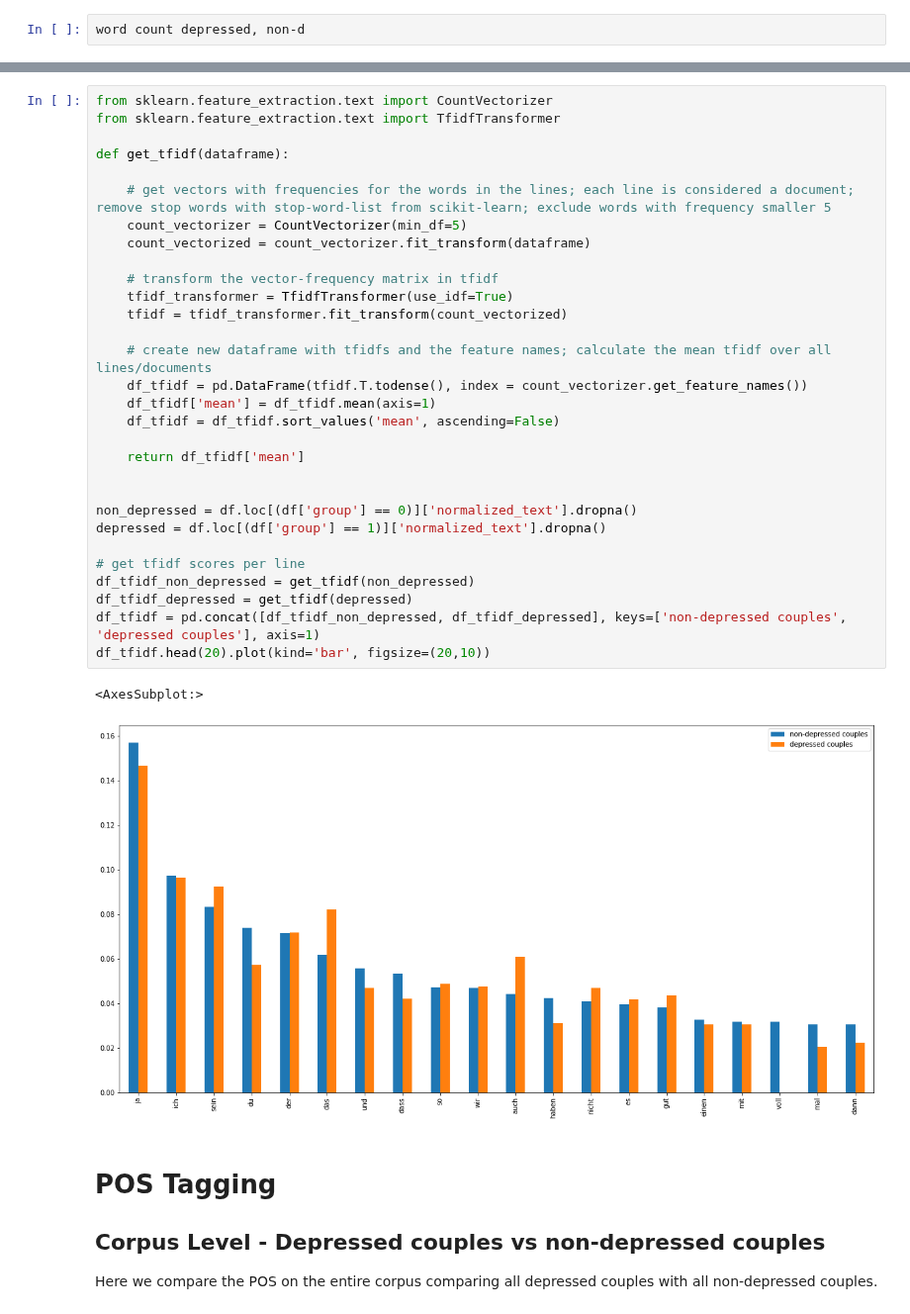
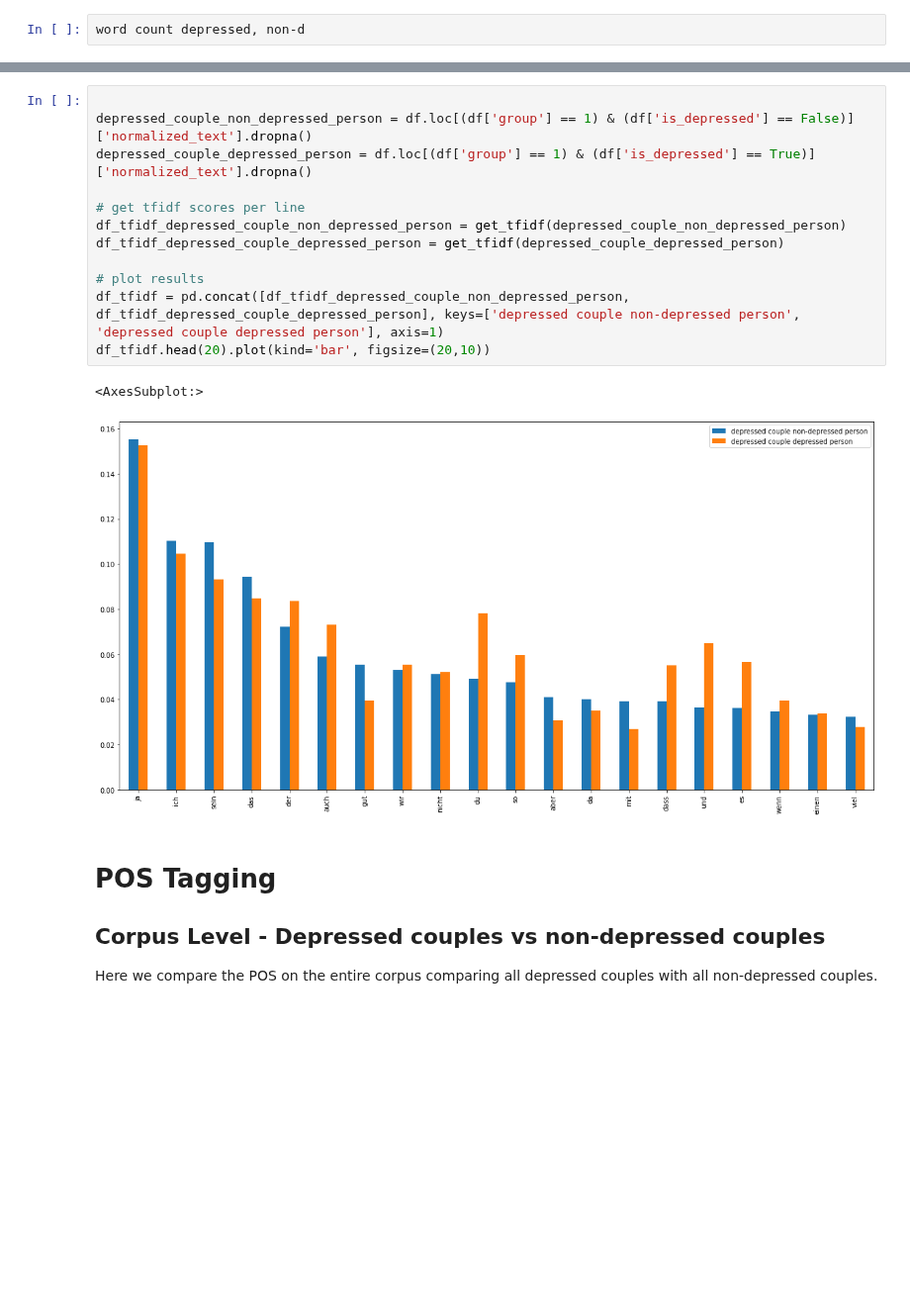
Before and after one commit to gitexa/sigmund, a Jupyter notebook: data_description.ipynb, the cells around one changed output, grey strips where cells are left out. Shown at 99% size. Drawn from its saved outputs; the diff is of its cells as text; blank space fills up the shorter version.

Commit message:
Added tfidf for depressed person vs. non-depressed person

```diff
--- a/data_description.ipynb
+++ b/data_description.ipynb
@@ -28,36 +67,18 @@ df.head(2)
-# %%
-from sklearn.feature_extraction.text import CountVectorizer
-from sklearn.feature_extraction.text import TfidfTransformer
-
-def get_tfidf(dataframe):
-
-    # get vectors with frequencies for the words in the lines; each line is considered a document; remove stop words with stop-word-list from scikit-learn; exclude words with frequency smaller 5
-    count_vectorizer = CountVectorizer(min_df=5)
-    count_vectorized = count_vectorizer.fit_transform(dataframe)
-
-    # transform the vector-frequency matrix in tfidf
-    tfidf_transformer = TfidfTransformer(use_idf=True)
-    tfidf = tfidf_transformer.fit_transform(count_vectorized)
-
-    # create new dataframe with tfidfs and the feature names; calculate the mean tfidf over all lines/documents
-    df_tfidf = pd.DataFrame(tfidf.T.todense(), index = count_vectorizer.get_feature_names())
-    df_tfidf['mean'] = df_tfidf.mean(axis=1)
-    df_tfidf = df_tfidf.sort_values('mean', ascending=False)
-
-    return df_tfidf['mean']
-
-
-non_depressed = df.loc[(df['group'] == 0)]['normalized_text'].dropna()
-depressed = df.loc[(df['group'] == 1)]['normalized_text'].dropna()
-
-# get tfidf scores per line
-df_tfidf_non_depressed = get_tfidf(non_depressed)
-df_tfidf_depressed = get_tfidf(depressed)
-df_tfidf = pd.concat([df_tfidf_non_depressed, df_tfidf_depressed], keys=['non-depressed couples', 'depressed couples'], axis=1)
-df_tfidf.head(20).plot(kind='bar', figsize=(20,10))
-# %% [output]
-<AxesSubplot:>
-[figure, removed]
+# %%
+
+depressed_couple_non_depressed_person = df.loc[(df['group'] == 1) & (df['is_depressed'] == False)]['normalized_text'].dropna()
+depressed_couple_depressed_person = df.loc[(df['group'] == 1) & (df['is_depressed'] == True)]['normalized_text'].dropna()
+
+# get tfidf scores per line
+df_tfidf_depressed_couple_non_depressed_person = get_tfidf(depressed_couple_non_depressed_person)
+df_tfidf_depressed_couple_depressed_person = get_tfidf(depressed_couple_depressed_person)
+
+# plot results
+df_tfidf = pd.concat([df_tfidf_depressed_couple_non_depressed_person, df_tfidf_depressed_couple_depressed_person], keys=['depressed couple non-depressed person', 'depressed couple depressed person'], axis=1)
+df_tfidf.head(20).plot(kind='bar', figsize=(20,10))
+# %% [output]
+<AxesSubplot:>
+[figure, added]
 # %% [markdown]
 # POS Tagging
 
```
Also changed, not shown: parts of 7 cells of this notebook.
